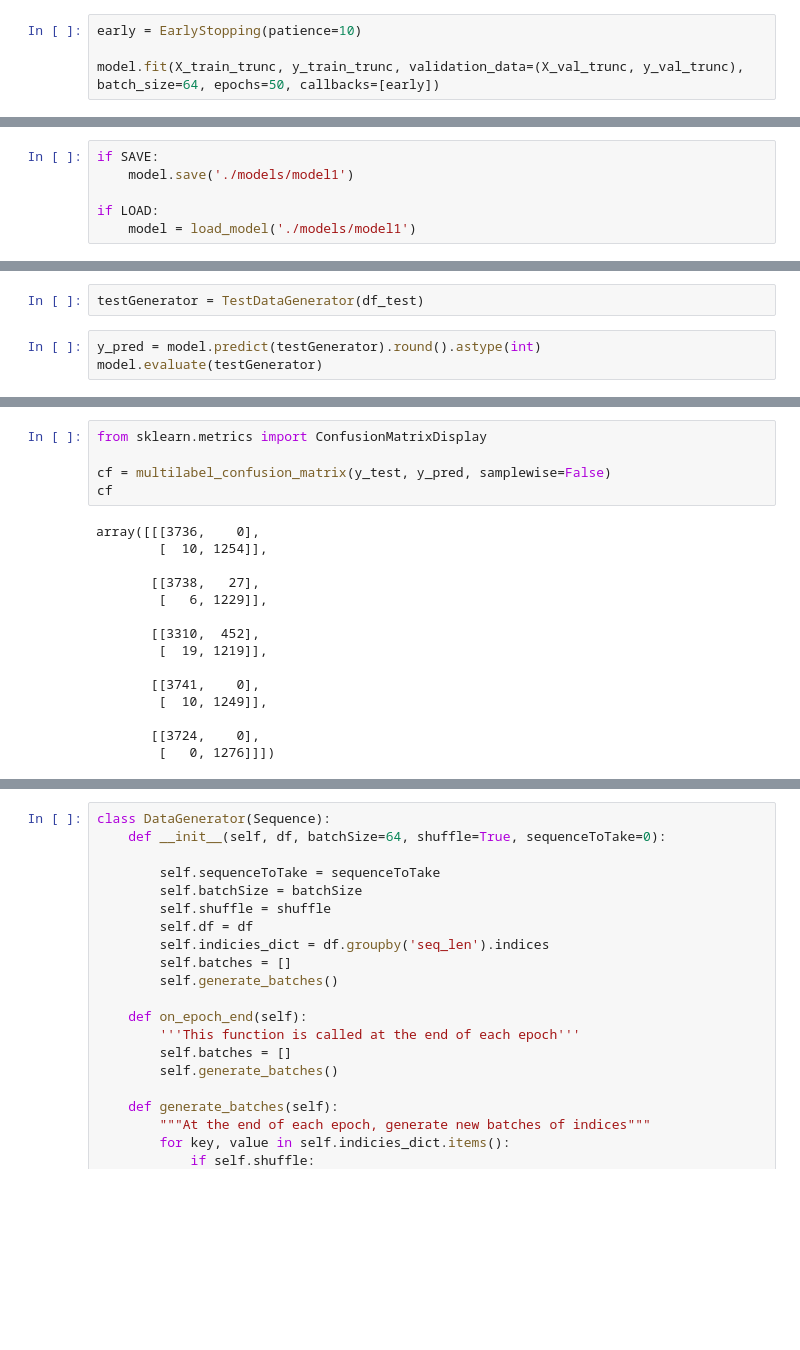
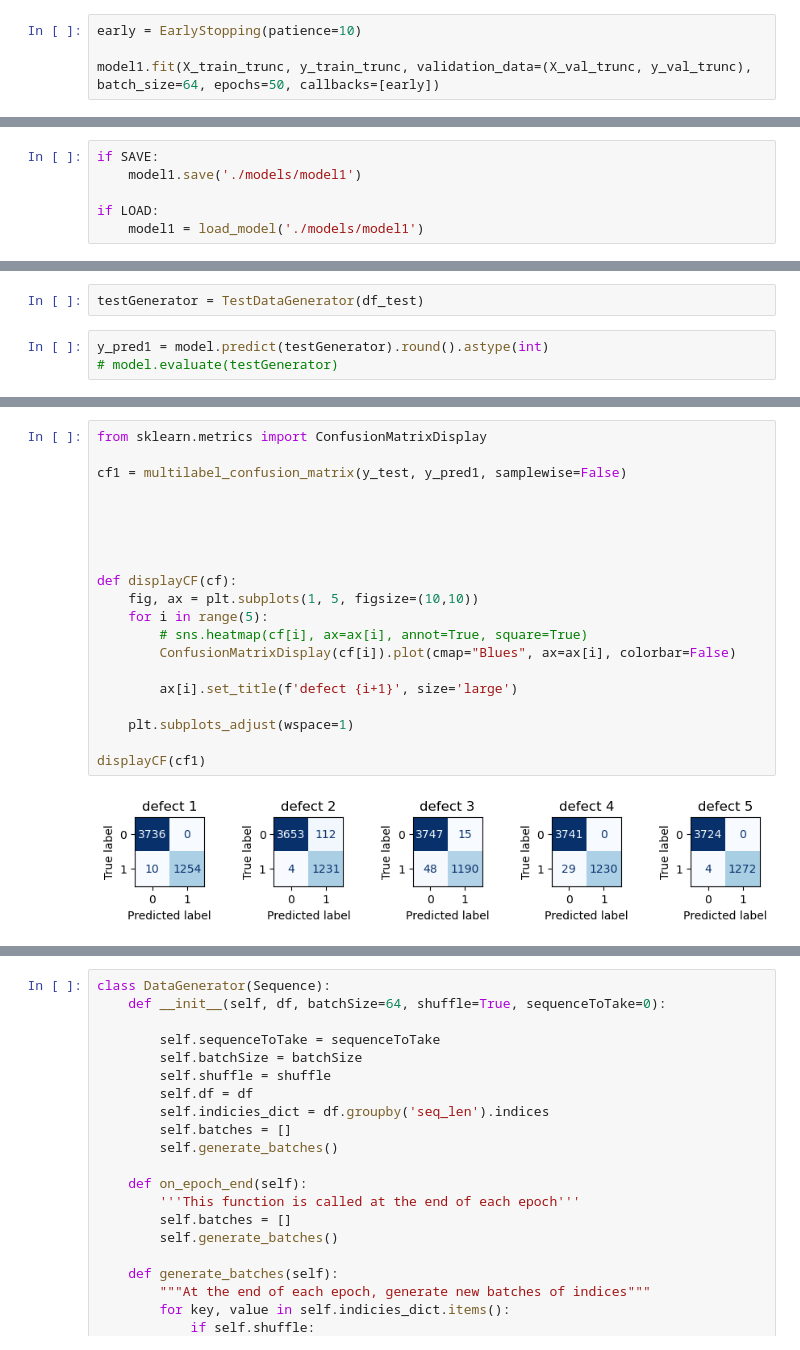
Before and after one commit to lukik45/candle-defect-detection, a Jupyter notebook: report.ipynb, the cells around one changed output, grey strips where cells are left out. Saved outputs shown, nothing was run; the diff lists cells and outputs as text; blank space fills up the shorter version.

```diff
--- a/report.ipynb
+++ b/report.ipynb
@@ -135,6 +177,6 @@ Training
 # %%
 early = EarlyStopping(patience=10)
 
-model.fit(X_train_trunc, y_train_trunc, validation_data=(X_val_trunc, y_val_trunc), batch_size=64, epochs=50, callbacks=[early])
+model1.fit(X_train_trunc, y_train_trunc, validation_data=(X_val_trunc, y_val_trunc), batch_size=64, epochs=50, callbacks=[early])
 # %% [output]
 Epoch 1/50
@@ -158,6 +202,6 @@ Epoch 50/50
 # %%
 if SAVE:
-    model.save('./models/model1')
+    model1.save('./models/model1')
 
 if LOAD:
-    model = load_model('./models/model1')
+    model1 = load_model('./models/model1')
@@ -186,7 +227,7 @@ class TestDataGenerator(Sequence):
 # %%
 testGenerator = TestDataGenerator(df_test)
 # %%
-y_pred = model.predict(testGenerator).round().astype(int)
-model.evaluate(testGenerator)
+y_pred1 = model.predict(testGenerator).round().astype(int)
+# model.evaluate(testGenerator)
 # %% [output]
 5000/5000 [==============================] - 16s 3ms/step
@@ -195,23 +236,25 @@ model.evaluate(testGenerator)
-# %%
-from sklearn.metrics import ConfusionMatrixDisplay
-
-cf = multilabel_confusion_matrix(y_test, y_pred, samplewise=False)
-cf
-# %% [output]
-array([[[3736,    0],
-        [  10, 1254]],
-
-       [[3738,   27],
-        [   6, 1229]],
-
-       [[3310,  452],
-        [  19, 1219]],
-
-       [[3741,    0],
-        [  10, 1249]],
-
-       [[3724,    0],
-        [   0, 1276]]])
+# %%
+from sklearn.metrics import ConfusionMatrixDisplay
+
+cf1 = multilabel_confusion_matrix(y_test, y_pred1, samplewise=False)
+
+
+
+
+
+def displayCF(cf):
+    fig, ax = plt.subplots(1, 5, figsize=(10,10))
+    for i in range(5):
+        # sns.heatmap(cf[i], ax=ax[i], annot=True, square=True)
+        ConfusionMatrixDisplay(cf[i]).plot(cmap="Blues", ax=ax[i], colorbar=False)
+
+        ax[i].set_title(f'defect {i+1}', size='large')
+
+    plt.subplots_adjust(wspace=1)
+
+displayCF(cf1)
+# %% [output]
+[figure, added]
 # %%
 from sklearn.metrics import classification_report
 print(classification_report(y_test.astype(int), y_pred, target_names=['def1','def2','def3','def4','def5'], zero_division=0))
```
Also changed, not shown: parts of 63 cells of this notebook, 17 other files.
